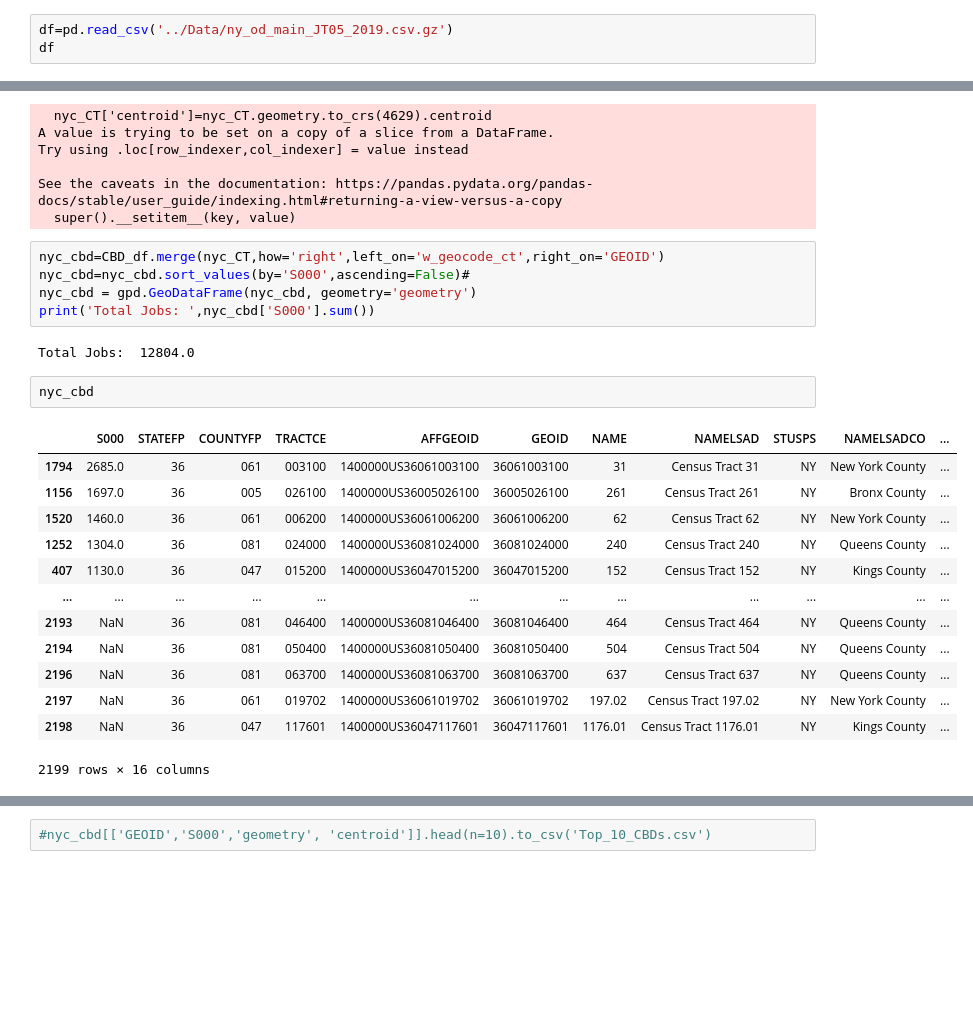
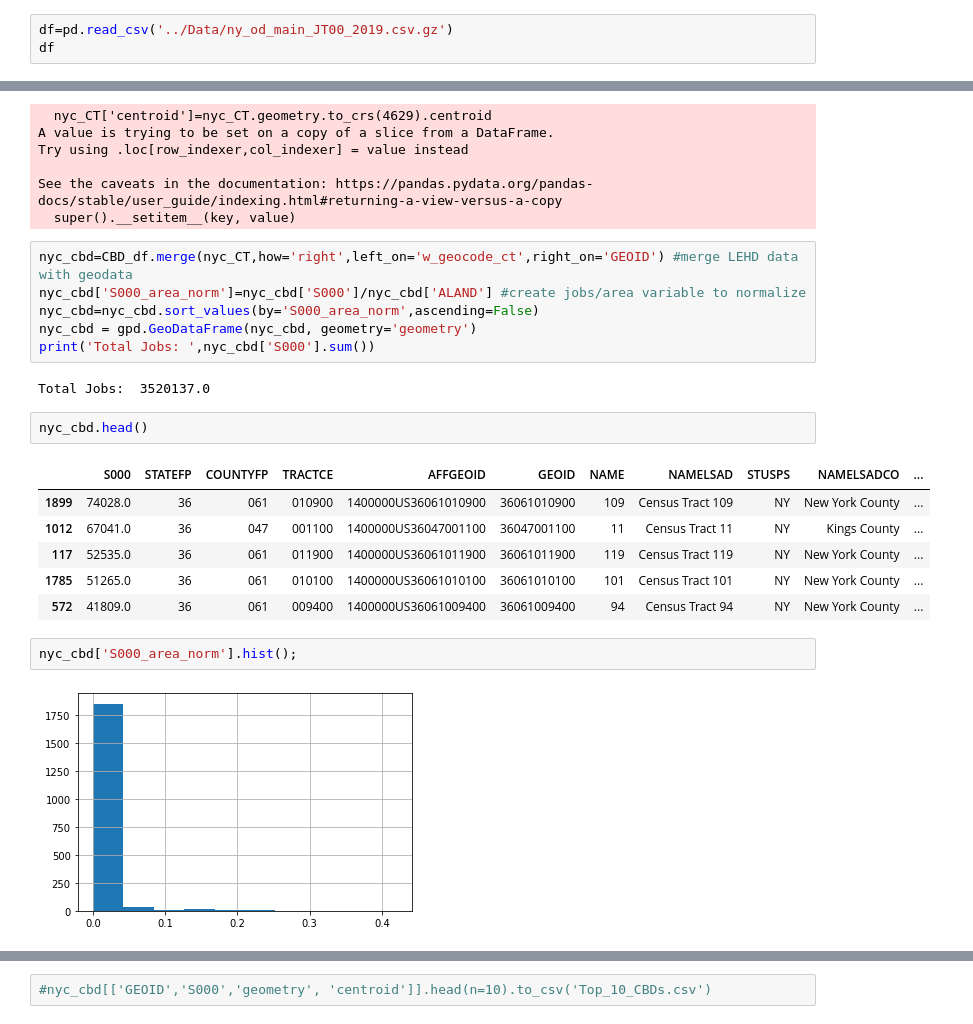
Before and after one commit to emj1020/complex_urban_systems_finalproj, a Jupyter notebook: Scripts/LEHD_CBD.ipynb, the cells around one changed output, grey strips where cells are left out. Drawn from its saved outputs; the diff is of its cells as text; blank space fills up the shorter version.

Commit message:
LEHD data and script update

```diff
--- a/Scripts/LEHD_CBD.ipynb
+++ b/Scripts/LEHD_CBD.ipynb
@@ -6,7 +6,7 @@ import io
 import geopandas as gpd
 import matplotlib.pyplot as plt
 # %%
-df=pd.read_csv('../Data/ny_od_main_JT05_2019.csv.gz')
+df=pd.read_csv('../Data/ny_od_main_JT00_2019.csv.gz')
 df
 # %% [output]
 |  | w_geocode | h_geocode | S000 | SA01 | SA02 | SA03 | SE01 | SE02 | SE03 | SI01 | SI02 | ... |
@@ -100,25 +96,23 @@ Try using .loc[row_indexer,col_indexer] = value instead
 See the caveats in the documentation: https://pandas.pydata.org/pandas-docs/stable/user_guide/indexing.html#returning-a-view-versus-a-copy
   super().__setitem__(key, value)
 # %%
-nyc_cbd=CBD_df.merge(nyc_CT,how='right',left_on='w_geocode_ct',right_on='GEOID')
-nyc_cbd=nyc_cbd.sort_values(by='S000',ascending=False)#
+nyc_cbd=CBD_df.merge(nyc_CT,how='right',left_on='w_geocode_ct',right_on='GEOID') #merge LEHD data with geodata
+nyc_cbd['S000_area_norm']=nyc_cbd['S000']/nyc_cbd['ALAND'] #create jobs/area variable to normalize
+nyc_cbd=nyc_cbd.sort_values(by='S000_area_norm',ascending=False)
 nyc_cbd = gpd.GeoDataFrame(nyc_cbd, geometry='geometry')
 print('Total Jobs: ',nyc_cbd['S000'].sum())
 # %% [output]
-Total Jobs:  12804.0
+Total Jobs:  3520137.0
 # %%
-nyc_cbd
+nyc_cbd.head()
 # %% [output]
 |  | S000 | STATEFP | COUNTYFP | TRACTCE | AFFGEOID | GEOID | NAME | NAMELSAD | STUSPS | NAMELSADCO | ... |
-| 1794 | 2685.0 | 36 | 061 | 003100 | 1400000US36061003100 | 36061003100 | 31 | Census Tract 31 | NY | New York County | ... |
-| 1156 | 1697.0 | 36 | 005 | 026100 | 1400000US36005026100 | 36005026100 | 261 | Census Tract 261 | NY | Bronx County | ... |
-| 1520 | 1460.0 | 36 | 061 | 006200 | 1400000US36061006200 | 36061006200 | 62 | Census Tract 62 | NY | New York County | ... |
-| 1252 | 1304.0 | 36 | 081 | 024000 | 1400000US36081024000 | 36081024000 | 240 | Census Tract 240 | NY | Queens County | ... |
-| 407 | 1130.0 | 36 | 047 | 015200 | 1400000US36047015200 | 36047015200 | 152 | Census Tract 152 | NY | Kings County | ... |
-| ... | ... | ... | ... | ... | ... | ... | ... | ... | ... | ... | ... |
-| 2193 | NaN | 36 | 081 | 046400 | 1400000US36081046400 | 36081046400 | 464 | Census Tract 464 | NY | Queens County | ... |
-| 2194 | NaN | 36 | 081 | 050400 | 1400000US36081050400 | 36081050400 | 504 | Census Tract 504 | NY | Queens County | ... |
-| 2196 | NaN | 36 | 081 | 063700 | 1400000US36081063700 | 36081063700 | 637 | Census Tract 637 | NY | Queens County | ... |
-| 2197 | NaN | 36 | 061 | 019702 | 1400000US36061019702 | 36061019702 | 197.02 | Census Tract 197.02 | NY | New York County | ... |
-| 2198 | NaN | 36 | 047 | 117601 | 1400000US36047117601 | 36047117601 | 1176.01 | Census Tract 1176.01 | NY | Kings County | ... |
+| 1899 | 74028.0 | 36 | 061 | 010900 | 1400000US36061010900 | 36061010900 | 109 | Census Tract 109 | NY | New York County | ... |
+| 1012 | 67041.0 | 36 | 047 | 001100 | 1400000US36047001100 | 36047001100 | 11 | Census Tract 11 | NY | Kings County | ... |
+| 117 | 52535.0 | 36 | 061 | 011900 | 1400000US36061011900 | 36061011900 | 119 | Census Tract 119 | NY | New York County | ... |
+| 1785 | 51265.0 | 36 | 061 | 010100 | 1400000US36061010100 | 36061010100 | 101 | Census Tract 101 | NY | New York County | ... |
+| 572 | 41809.0 | 36 | 061 | 009400 | 1400000US36061009400 | 36061009400 | 94 | Census Tract 94 | NY | New York County | ... |
-2199 rows × 16 columns
+# %%
+nyc_cbd['S000_area_norm'].hist();
+# %% [output]
+[figure, added]
```
Also changed, not shown: parts of 15 cells of this notebook, 2 other files.
